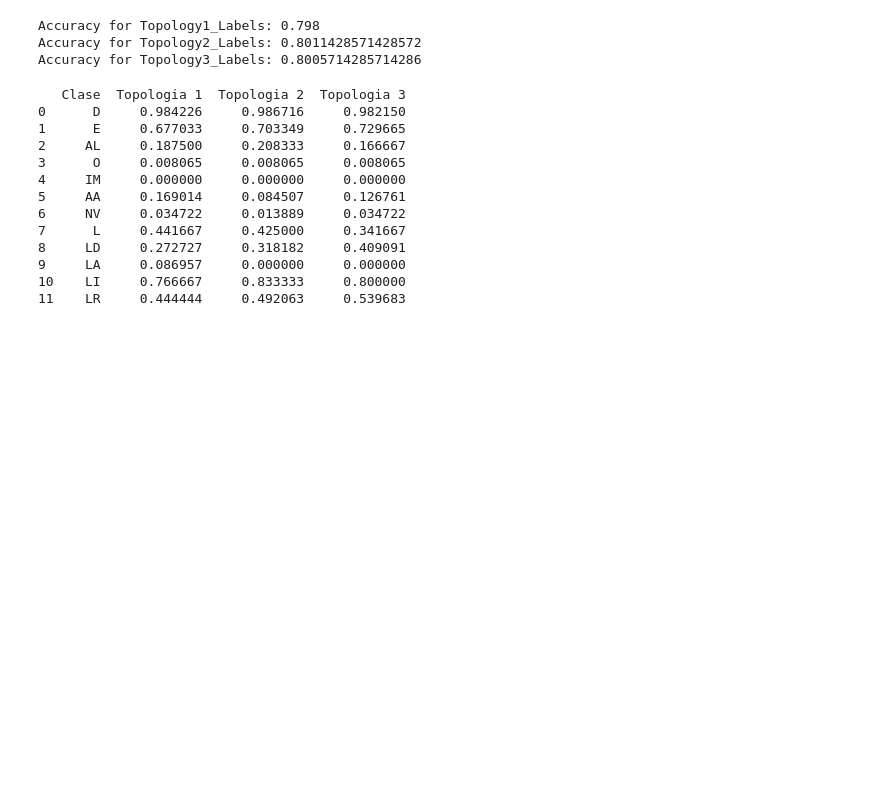
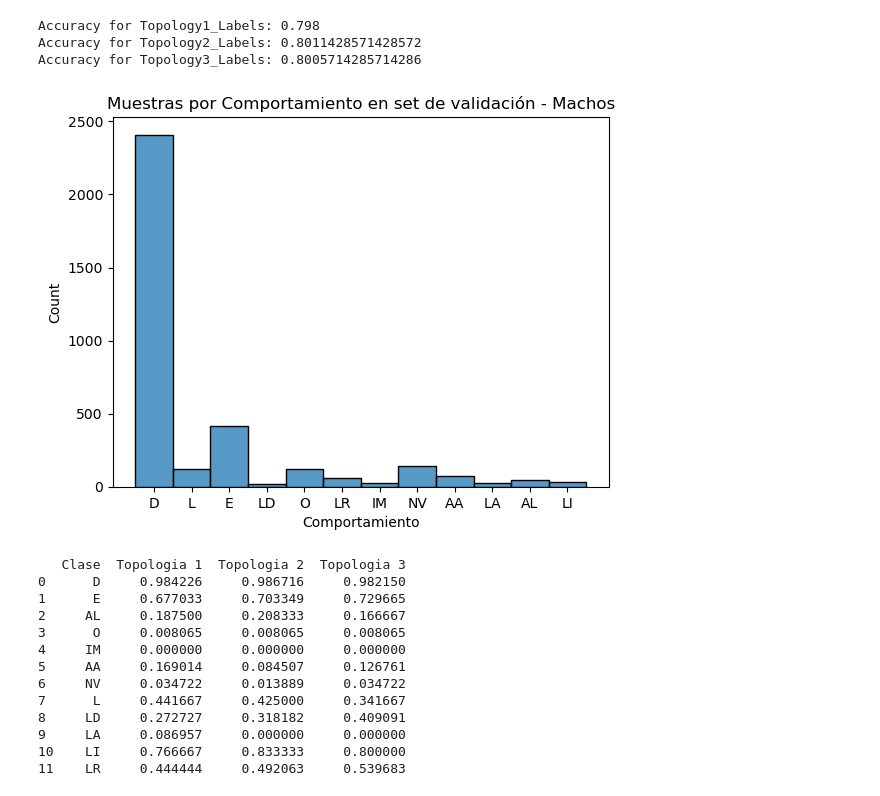
Before and after one commit to jbaez-utn/rnr-meleros, a Jupyter notebook: notebooks/3-rn_evaluacion.ipynb, the cells around one changed output. Cells and saved outputs as stored; diff of their text form; code cells hidden in the pictures; blank space fills up the shorter version.

```diff
--- a/notebooks/3-rn_evaluacion.ipynb
+++ b/notebooks/3-rn_evaluacion.ipynb
@@ -353,7 +228,7 @@ resultados_acc = resultados_acc.sort_values('Sample Count', ascending=False)
 
 # Create a figure with subplots for each topology
 fig, axes = plt.subplots(1, 3, figsize=(20, 8))
-fig.suptitle('Sample Count and Accuracy Distribution for Each Topology', fontsize=16)
+fig.suptitle('Muestras vs precisión ordenados para cada topología.', fontsize=16)
 
 # Color map for accuracy
 cmap = plt.cm.RdYlGn
@@ -378,7 +253,7 @@ for i, topology in enumerate(['Topologia 1', 'Topologia 2', 'Topologia 3']):
 
     # Set y-axis to log scale and label it
     ax.set_yscale('log')
-    ax.set_ylabel('Sample Count (log scale)')
+    ax.set_ylabel('Muestras (log scale)')
 
     # Add title
     ax.set_title(f'{topology}')
@@ -386,7 +261,7 @@ for i, topology in enumerate(['Topologia 1', 'Topologia 2', 'Topologia 3']):
     # Add colorbar
     sm = plt.cm.ScalarMappable(cmap=cmap, norm=plt.Normalize(vmin=0, vmax=1))
     sm.set_array([])
-    plt.colorbar(sm, ax=ax, label='Accuracy', fraction=0.046, pad=0.04)
+    plt.colorbar(sm, ax=ax, label='Precisión', fraction=0.046, pad=0.04)
 
 plt.tight_layout()
 plt.show()
@@ -470,6 +345,13 @@ print("Accuracy for Topology3_Labels:", accuracy3_macho)
 Accuracy for Topology1_Labels: 0.798
 Accuracy for Topology2_Labels: 0.8011428571428572
 Accuracy for Topology3_Labels: 0.8005714285714286
+# %%
+# Validation set sample distribution for the Comportamiento column
+sns.histplot(resultados_macho['Comportamiento'])
+plt.title('Muestras por Comportamiento en set de validación - Machos')
+plt.show()
+# %% [output]
+[figure, added]
 # %%
 from sklearn.metrics import accuracy_score
 # Class labels
```
Also changed, not shown: parts of 10 cells of this notebook.
